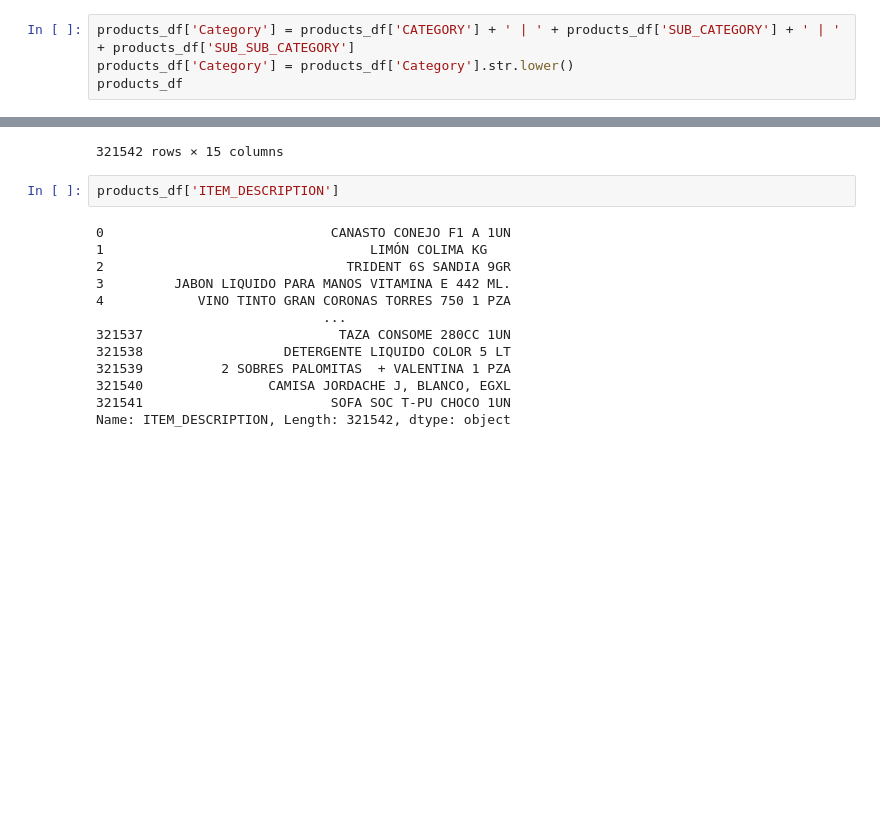
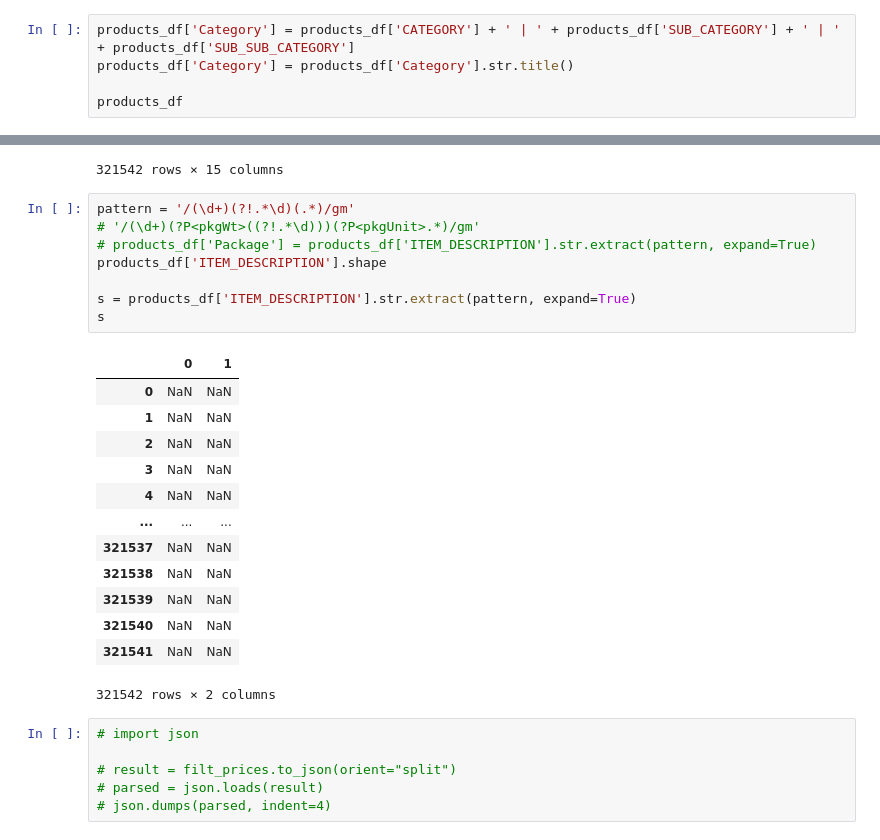
Before and after one commit to jechea14/backend-integrations-test, a Jupyter notebook: integrations/richart_wholesale_club/ingestion.ipynb, the cells around one changed output, grey strips where cells are left out. Cells and saved outputs as stored; diff of their text form; blank space fills up the shorter version.

```diff
--- a/integrations/richart_wholesale_club/ingestion.ipynb
+++ b/integrations/richart_wholesale_club/ingestion.ipynb
@@ -110,7 +134,8 @@ products_df.head(100)
 100 rows × 15 columns
 # %%
 products_df['Category'] = products_df['CATEGORY'] + ' | ' + products_df['SUB_CATEGORY'] + ' | ' + products_df['SUB_SUB_CATEGORY']
-products_df['Category'] = products_df['Category'].str.lower()
+products_df['Category'] = products_df['Category'].str.title()
+
 products_df
 # %% [output]
 |  | SKU | BUY_UNIT | DESCRIPTION_STATUS | ORGANIC_ITEM | KIRLAND_ITEM | FINELINE_NUMBER | EAN | ... |
@@ -126,18 +151,31 @@ products_df
 | 321540 | 312844 | KG | B | NaN | True | 305744 | 6971165068775 | ... |
 | 321541 | 60891 | UN | NaN | NaN | True | 975067 | 40000695373 | ... |
 321542 rows × 15 columns
-# %%
-products_df['ITEM_DESCRIPTION']
-# %% [output]
-0                             CANASTO CONEJO F1 A 1UN
-1                                  LIMÓN COLIMA KG
-2                               TRIDENT 6S SANDIA 9GR
-3         JABON LIQUIDO PARA MANOS VITAMINA E 442 ML.
-4            VINO TINTO GRAN CORONAS TORRES 750 1 PZA
-                             ...
-321537                         TAZA CONSOME 280CC 1UN
-321538                  DETERGENTE LIQUIDO COLOR 5 LT
-321539          2 SOBRES PALOMITAS  + VALENTINA 1 PZA
-321540                CAMISA JORDACHE J, BLANCO, EGXL
-321541                        SOFA SOC T-PU CHOCO 1UN
-Name: ITEM_DESCRIPTION, Length: 321542, dtype: object
+# %%
+pattern = '/(\d+)(?!.*\d)(.*)/gm'
+# '/(\d+)(?P<pkgWt>((?!.*\d)))(?P<pkgUnit>.*)/gm'
+# products_df['Package'] = products_df['ITEM_DESCRIPTION'].str.extract(pattern, expand=True)
+products_df['ITEM_DESCRIPTION'].shape
+
+s = products_df['ITEM_DESCRIPTION'].str.extract(pattern, expand=True)
+s
+# %% [output]
+|  | 0 | 1 |
+| 0 | NaN | NaN |
+| 1 | NaN | NaN |
+| 2 | NaN | NaN |
+| 3 | NaN | NaN |
+| 4 | NaN | NaN |
+| ... | ... | ... |
+| 321537 | NaN | NaN |
+| 321538 | NaN | NaN |
+| 321539 | NaN | NaN |
+| 321540 | NaN | NaN |
+| 321541 | NaN | NaN |
+321542 rows × 2 columns
+# %%
+# import json
+
+# result = filt_prices.to_json(orient="split")
+# parsed = json.loads(result)
+# json.dumps(parsed, indent=4)
```
Also changed, not shown: parts of 9 cells of this notebook, 18 other files.
